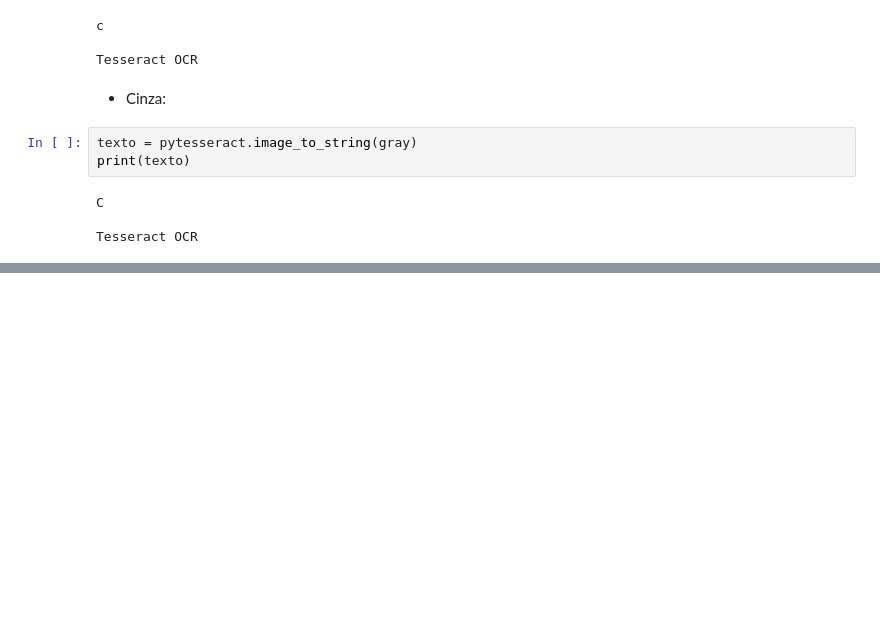
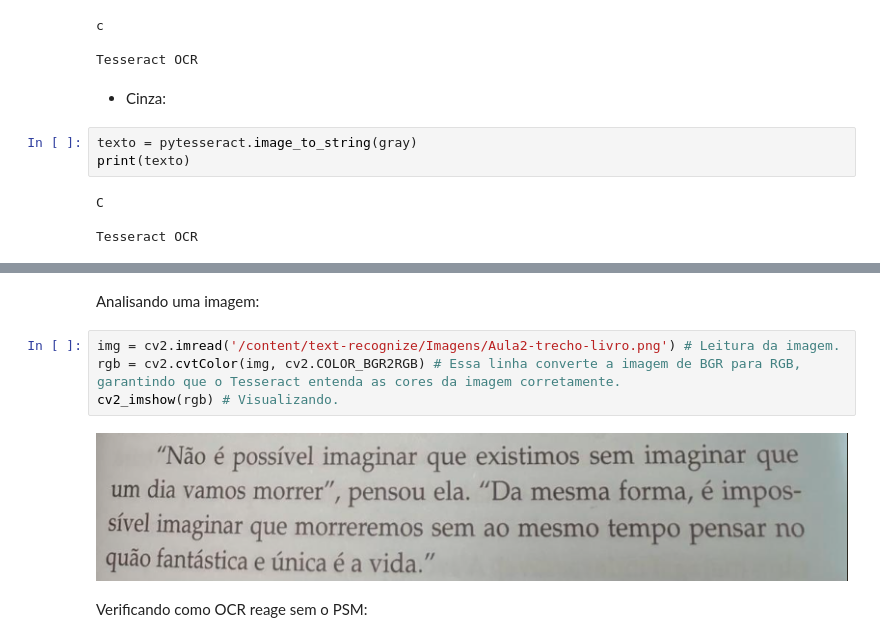
Before and after one commit to Camillabgarcia/visao_computacional_opencv, a Jupyter notebook: Reconhecimento_texto_OCR_OpenCV.ipynb, the cells around one changed output, grey strips where cells are left out. Cells and saved outputs as stored; diff of their text form; blank space fills up the shorter version.

```diff
--- a/Reconhecimento_texto_OCR_OpenCV.ipynb
+++ b/Reconhecimento_texto_OCR_OpenCV.ipynb
@@ -102,0 +197,10 @@ Tesseract OCR
+# %% [markdown]
+Analisando uma imagem:
+# %%
+img = cv2.imread('/content/text-recognize/Imagens/Aula2-trecho-livro.png') # Leitura da imagem.
+rgb = cv2.cvtColor(img, cv2.COLOR_BGR2RGB) # Essa linha converte a imagem de BGR para RGB, garantindo que o Tesseract entenda as cores da imagem corretamente.
+cv2_imshow(rgb) # Visualizando.
+# %% [output]
+[figure, added]
+# %% [markdown]
+Verificando como OCR reage sem o PSM:
```
Also changed, not shown: parts of 17 cells of this notebook.
